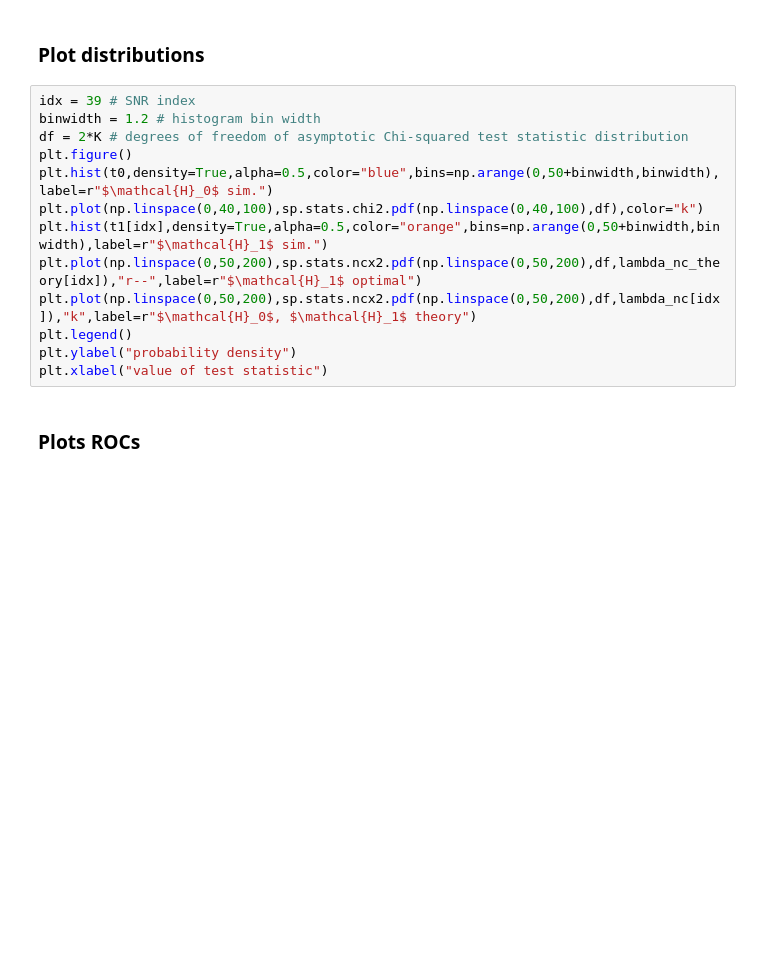
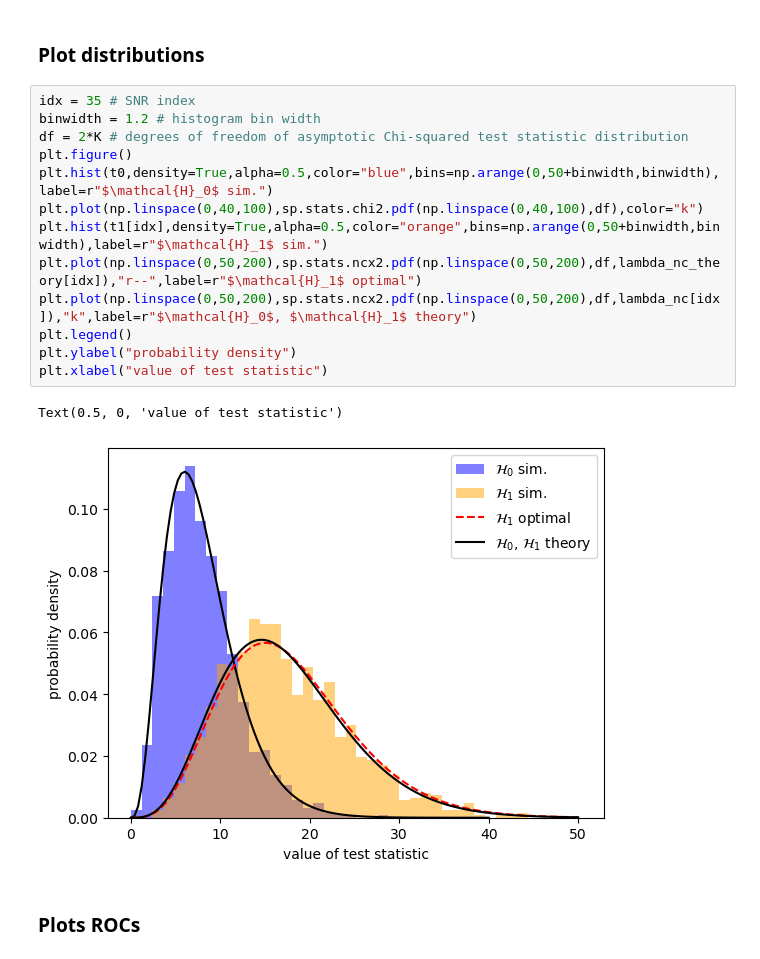
Before and after one commit to jonaslindenberger/LRao-detector, a Jupyter notebook: simulation_example.ipynb, the cells around one changed output. Saved outputs shown, nothing was run; the diff lists cells and outputs as text; blank space fills up the shorter version.

```diff
--- a/simulation_example.ipynb
+++ b/simulation_example.ipynb
@@ -157,18 +185,21 @@ t0, t1, lambda_nc = test_model(model,H_test,amplitudes)
 # %% [markdown]
 ### Plot distributions
 # %%
-idx = 39 # SNR index
+idx = 35 # SNR index
 binwidth = 1.2 # histogram bin width
 df = 2*K # degrees of freedom of asymptotic Chi-squared test statistic distribution
 plt.figure()
 plt.hist(t0,density=True,alpha=0.5,color="blue",bins=np.arange(0,50+binwidth,binwidth),label=r"$\mathcal{H}_0$ sim.")
 plt.plot(np.linspace(0,40,100),sp.stats.chi2.pdf(np.linspace(0,40,100),df),color="k")
 plt.hist(t1[idx],density=True,alpha=0.5,color="orange",bins=np.arange(0,50+binwidth,binwidth),label=r"$\mathcal{H}_1$ sim.")
 plt.plot(np.linspace(0,50,200),sp.stats.ncx2.pdf(np.linspace(0,50,200),df,lambda_nc_theory[idx]),"r--",label=r"$\mathcal{H}_1$ optimal")
 plt.plot(np.linspace(0,50,200),sp.stats.ncx2.pdf(np.linspace(0,50,200),df,lambda_nc[idx]),"k",label=r"$\mathcal{H}_0$, $\mathcal{H}_1$ theory")
 plt.legend()
 plt.ylabel("probability density")
 plt.xlabel("value of test statistic")
+# %% [output]
+Text(0.5, 0, 'value of test statistic')
+[figure, added]
 # %% [markdown]
 ### Plots ROCs
 # %%
```
Also changed, not shown: parts of 5 cells of this notebook.
